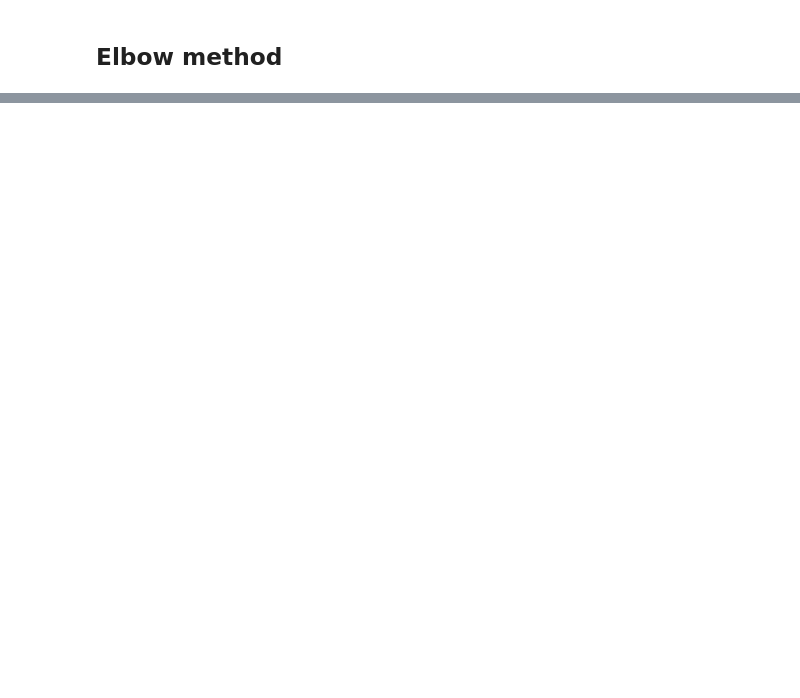
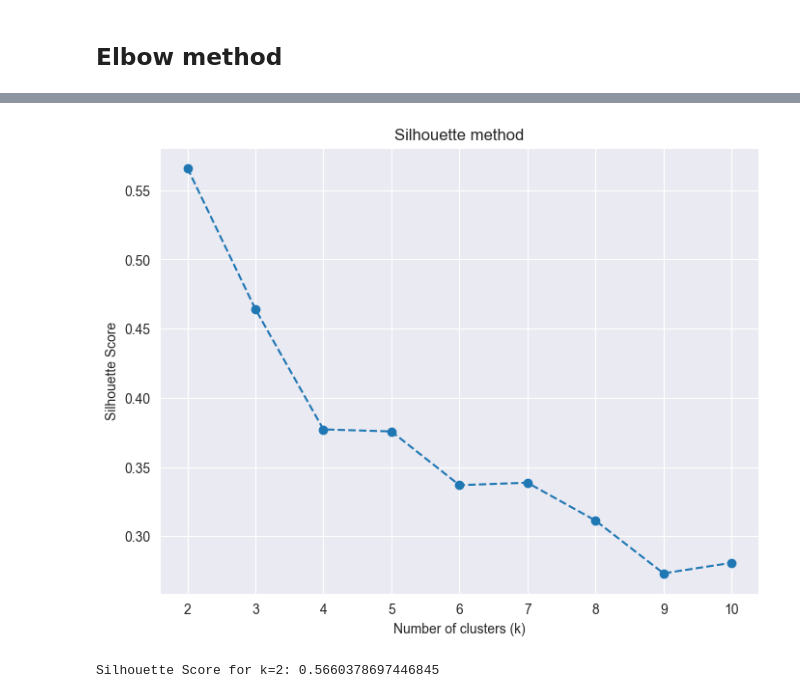
Before and after one commit to CraigPhayer/CS4168---DATA-MINING-LABS, a Jupyter notebook: Lab03/lab3.ipynb, the cells around one changed output, grey strips where cells are left out. Saved outputs shown, nothing was run; the diff lists cells and outputs as text; code cells hidden in the pictures; blank space fills up the shorter version.

```diff
--- a/Lab03/lab3.ipynb
+++ b/Lab03/lab3.ipynb
@@ -187,0 +200,9 @@ def elbow_method(data, max_k=10):
+# %%
+k = 2
+kmeans = KMeans(n_clusters=k, random_state=42, n_init=10, max_iter=300)
+df["Cluster"] = kmeans.fit_predict(df)
+
+print(df["Cluster"].value_counts())
+
+# Display cluster centers
+print("Cluster Centers:\n", kmeans.cluster_centers_)
@@ -187,0 +233,26 @@ def elbow_method(data, max_k=10):
+# %%
+def silhouette_method(data, max_k=10):
+    silhouette_scores = []
+    k_values = range(2, max_k + 1)
+
+    for k in k_values:
+        kmeans = KMeans(n_clusters=k, random_state=42, n_init=10, max_iter=300)
+        labels = kmeans.fit_predict(data)
+        silhouette_avg = silhouette_score(data, labels)
+        silhouette_scores.append(silhouette_avg)
+
+    plt.figure(figsize=(8,6))
+    plt.plot(k_values, silhouette_scores, marker="o", linestyle="--")
+    plt.xlabel("Number of clusters (k)")
+    plt.ylabel("Silhouette Score")
+    plt.title("Silhouette method")
+    plt.show()
+# %%
+silhouette_method(df.drop(columns=["Cluster"], errors="ignore"))
+# %% [output]
+[figure, added]
+# %%
+silhouette_avg = silhouette_score(df.drop(columns=["Cluster"]), df["Cluster"])
+print(f"Silhouette Score for k={k}: {silhouette_avg}")
+# %% [output]
+Silhouette Score for k=2: 0.5660378697446845
```
Also changed, not shown: parts of 9 cells of this notebook.
